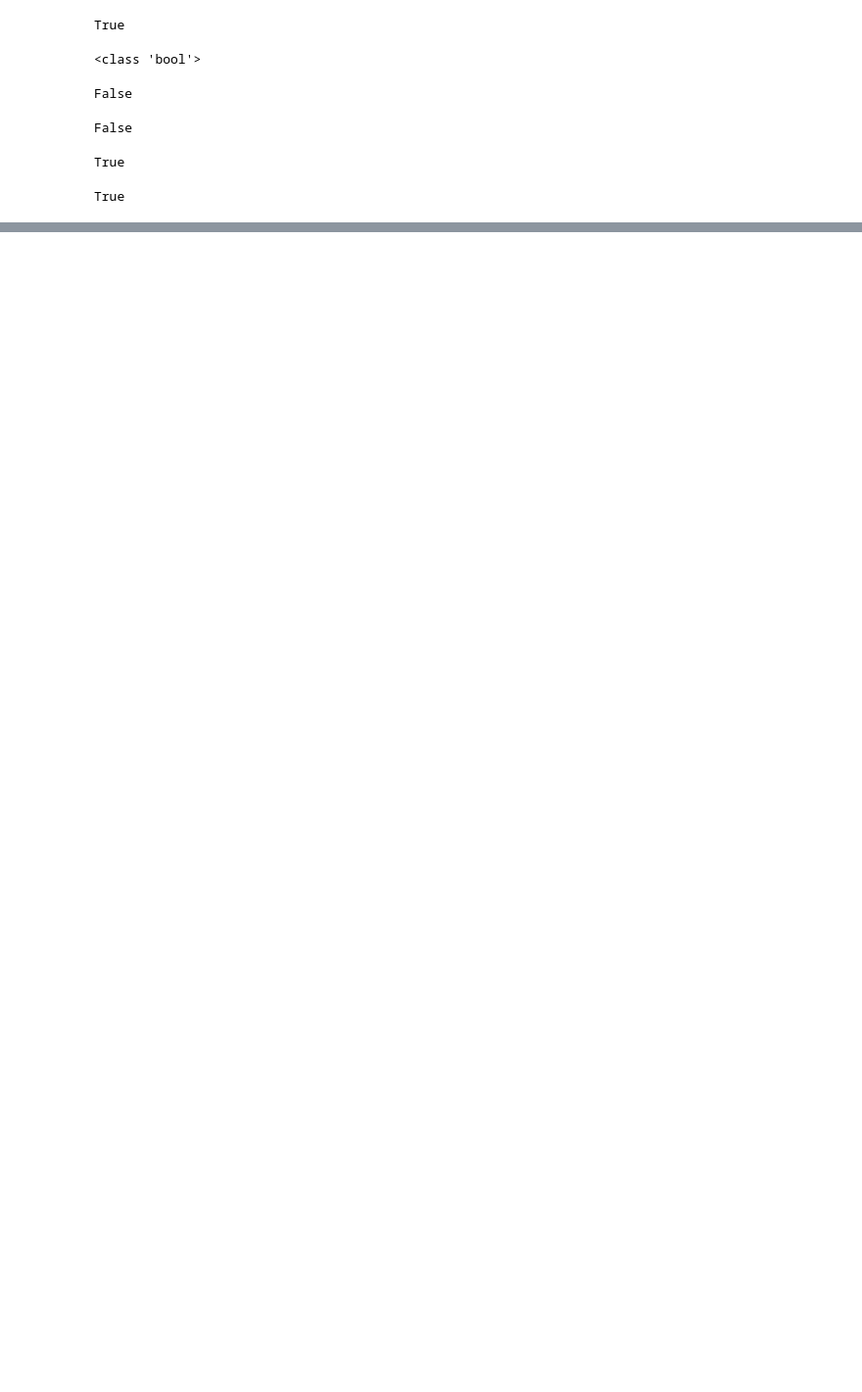
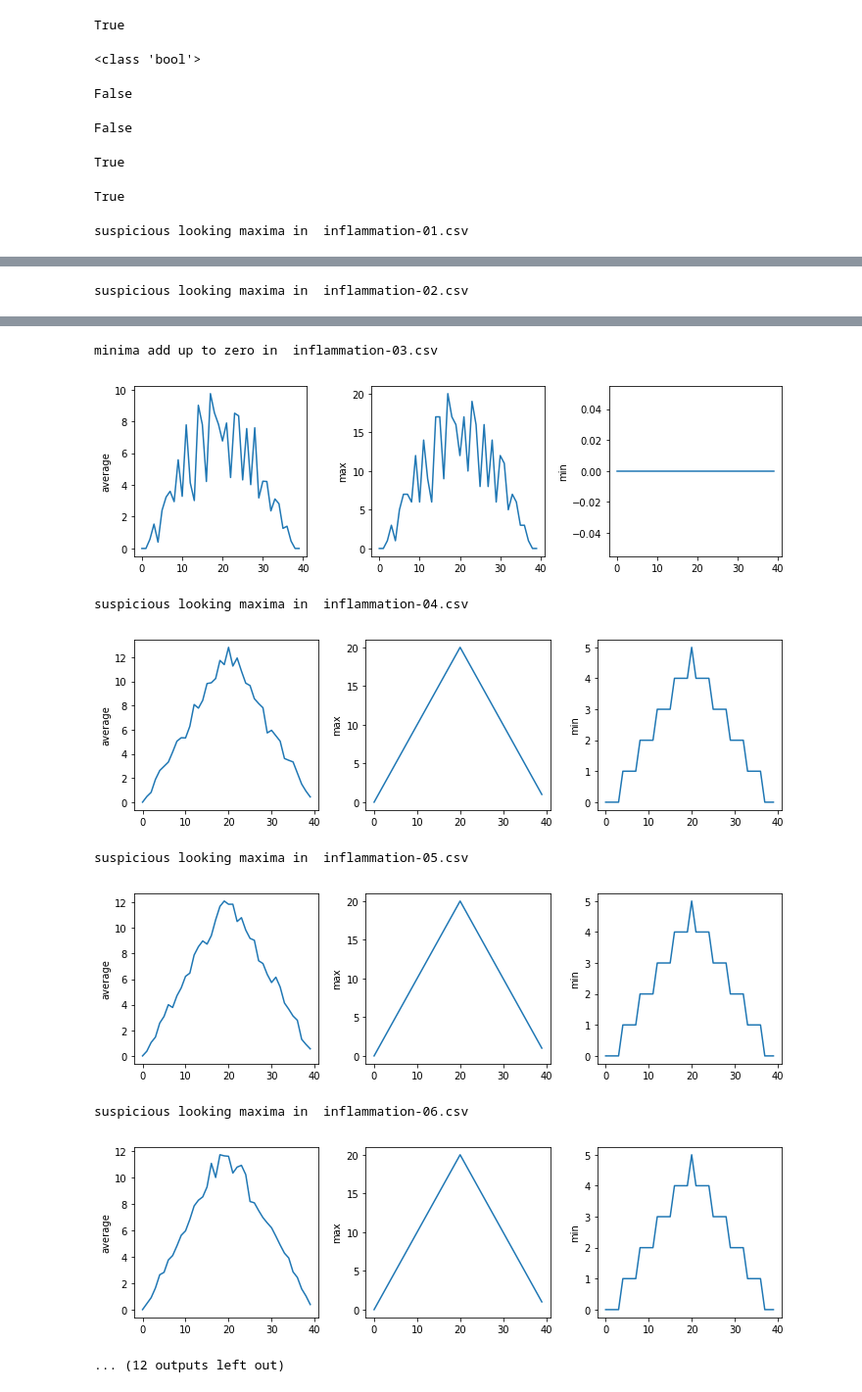
Before and after one commit to ppomorsk/2018-03-03-conestoga, a Jupyter notebook: SC_Python_Programming.ipynb, the cells around one changed output, grey strips where cells are left out. Shown: that part at 98% size. Cells and saved outputs as stored; diff of their text form; code cells hidden in the pictures; blank space fills up the shorter version.

```diff
--- a/SC_Python_Programming.ipynb
+++ b/SC_Python_Programming.ipynb
@@ -1040,3 +1040,45 @@ True
 (1>2) or (2>1)
 # %% [output]
 True
+# %%
+import glob
+import numpy
+import matplotlib.pyplot
+
+filenames=glob.glob("inflammation*.csv")
+
+filenames=filenames[0:12]
+
+for f in filenames:
+
+    data = numpy.loadtxt(fname=f, delimiter=',')
+
+# check for errors
+
+    if (numpy.max(data,axis=0)[0] == 0  and  numpy.max(data,axis=0)[20] == 20):
+        print("suspicious looking maxima in ",f)
+    elif  ( numpy.sum( numpy.min(data,axis=0) ) == 0 ):
+        print("minima add up to zero in ",f)
+    else:
+        print("file seems ok ",f)
+
+    fig = matplotlib.pyplot.figure(figsize=(10.0, 3.0))
+
+    axes1 = fig.add_subplot(1, 3, 1)
+    axes2 = fig.add_subplot(1, 3, 2)
+    axes3 = fig.add_subplot(1, 3, 3)
+
+    axes1.set_ylabel('average')
+    axes1.plot(numpy.mean(data, axis=0))
+
+    axes2.set_ylabel('max')
+    axes2.plot(numpy.max(data, axis=0))
+
+    axes3.set_ylabel('min')
+    axes3.plot(numpy.min(data, axis=0))
+
+    fig.tight_layout()
+
+    matplotlib.pyplot.show()
+# %% [output]
+suspicious looking maxima in  inflammation-01.csv
@@ -1042,0 +1086 @@ True
+suspicious looking maxima in  inflammation-02.csv
@@ -1042,0 +1088,9 @@ True
+minima add up to zero in  inflammation-03.csv
+[figure, added]
+suspicious looking maxima in  inflammation-04.csv
+[figure, added]
+suspicious looking maxima in  inflammation-05.csv
+[figure, added]
+suspicious looking maxima in  inflammation-06.csv
+[figure, added]
+... (12 outputs left out)
```
Also changed, not shown: parts of 4 cells of this notebook.
